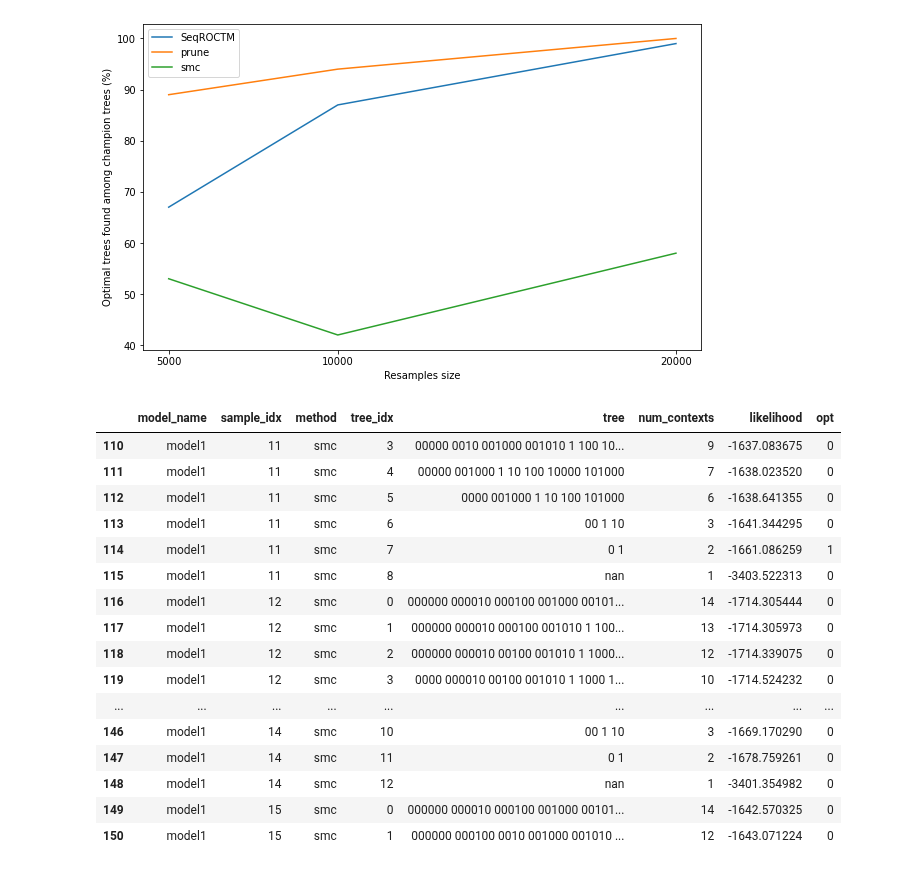
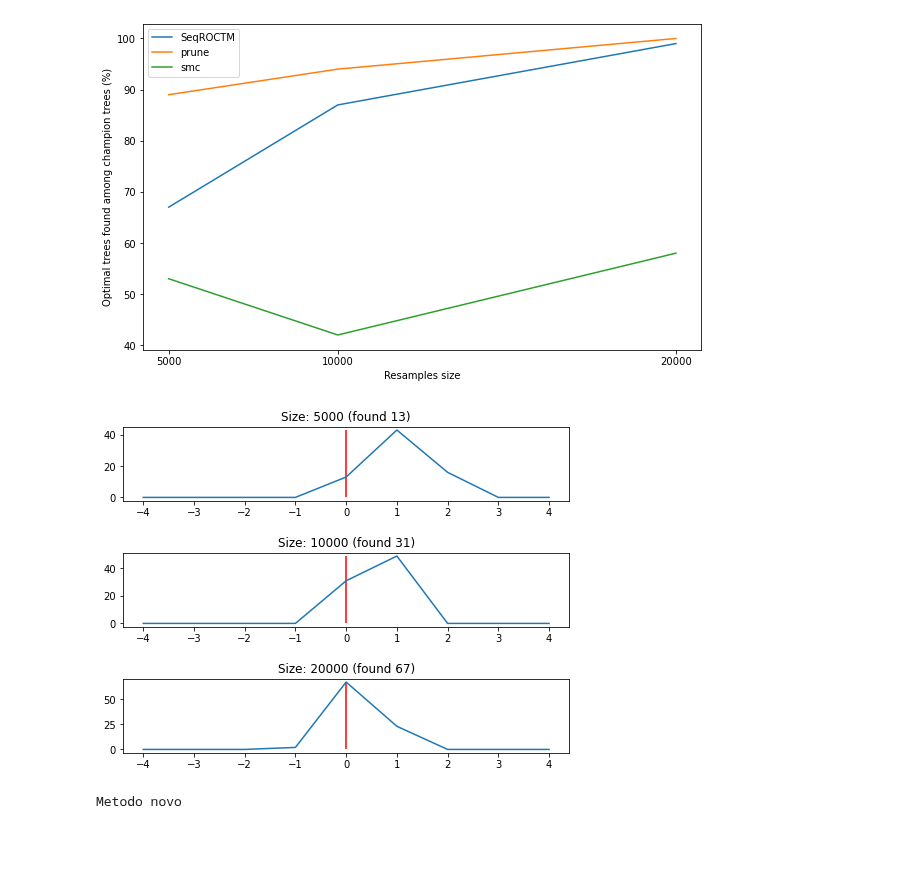
Before and after one commit to neuromat/smallest_maximizer_criterion, a Jupyter notebook: examples/notebooks/simulations/Comparison - Optimal tree occurrence-Copy1.ipynb, the cells around one changed output. Drawn from its saved outputs; the diff is of its cells as text; code cells hidden in the pictures; blank space fills up the shorter version.

```diff
--- a/examples/notebooks/simulations/Comparison - Optimal tree occurrence-Copy1.ipynb
+++ b/examples/notebooks/simulations/Comparison - Optimal tree occurrence-Copy1.ipynb
@@ -71,23 +71,20 @@ model2
 plot_model(model2)
 # %% [output]
 [figure]
-# %%
-get_results('smc', 'model1', 5000).loc[110:150]
-# %% [output]
-|  | model_name | sample_idx | method | tree_idx | tree | num_contexts | likelihood | opt |
-| 110 | model1 | 11 | smc | 3 | 00000 0010 001000 001010 1 100 10... | 9 | -1637.083675 | 0 |
-| 111 | model1 | 11 | smc | 4 | 00000 001000 1 10 100 10000 101000 | 7 | -1638.023520 | 0 |
-| 112 | model1 | 11 | smc | 5 | 0000 001000 1 10 100 101000 | 6 | -1638.641355 | 0 |
-| 113 | model1 | 11 | smc | 6 | 00 1 10 | 3 | -1641.344295 | 0 |
-| 114 | model1 | 11 | smc | 7 | 0 1 | 2 | -1661.086259 | 1 |
-| 115 | model1 | 11 | smc | 8 | nan | 1 | -3403.522313 | 0 |
-| 116 | model1 | 12 | smc | 0 | 000000 000010 000100 001000 00101... | 14 | -1714.305444 | 0 |
-| 117 | model1 | 12 | smc | 1 | 000000 000010 000100 001010 1 100... | 13 | -1714.305973 | 0 |
-| 118 | model1 | 12 | smc | 2 | 000000 000010 00100 001010 1 1000... | 12 | -1714.339075 | 0 |
-| 119 | model1 | 12 | smc | 3 | 0000 000010 00100 001010 1 1000 1... | 10 | -1714.524232 | 0 |
-| ... | ... | ... | ... | ... | ... | ... | ... | ... |
-| 146 | model1 | 14 | smc | 10 | 00 1 10 | 3 | -1669.170290 | 0 |
-| 147 | model1 | 14 | smc | 11 | 0 1 | 2 | -1678.759261 | 0 |
-| 148 | model1 | 14 | smc | 12 | nan | 1 | -3401.354982 | 0 |
-| 149 | model1 | 15 | smc | 0 | 000000 000010 000100 001000 00101... | 14 | -1642.570325 | 0 |
-| 150 | model1 | 15 | smc | 1 | 000000 000100 0010 001000 001010 ... | 12 | -1643.071224 | 0 |
+# %%
+x = [-4, -3, -2, -1, 0, 1, 2, 3, 4]
+plt.figure(figsize=(8, 6))
+plt.subplots_adjust(hspace=0.7)
+for i, sz in enumerate([5000, 10000, 20000]):
+    df = get_results('prune', 'model1', sz)
+    plt.subplot(3, 1, i+1)
+    y = [df[(df.tree==correct_model) & (df.tree_idx==df.opt_idx-xx)].count().tree for xx in x]
+    vl = df[(df.tree==correct_model) & (df.tree_idx==df.opt_idx)].count().tree
+    plt.title('Size: %s (found %s)' % (sz, vl))
+    plt.plot(x, y)
+    plt.vlines([0], 0, max(y), color='r')
+plt.show()
+print("Metodo novo")
+# %% [output]
+[figure, added]
+Metodo novo
```
Also changed, not shown: parts of 1 cell of this notebook, 10 other files.
